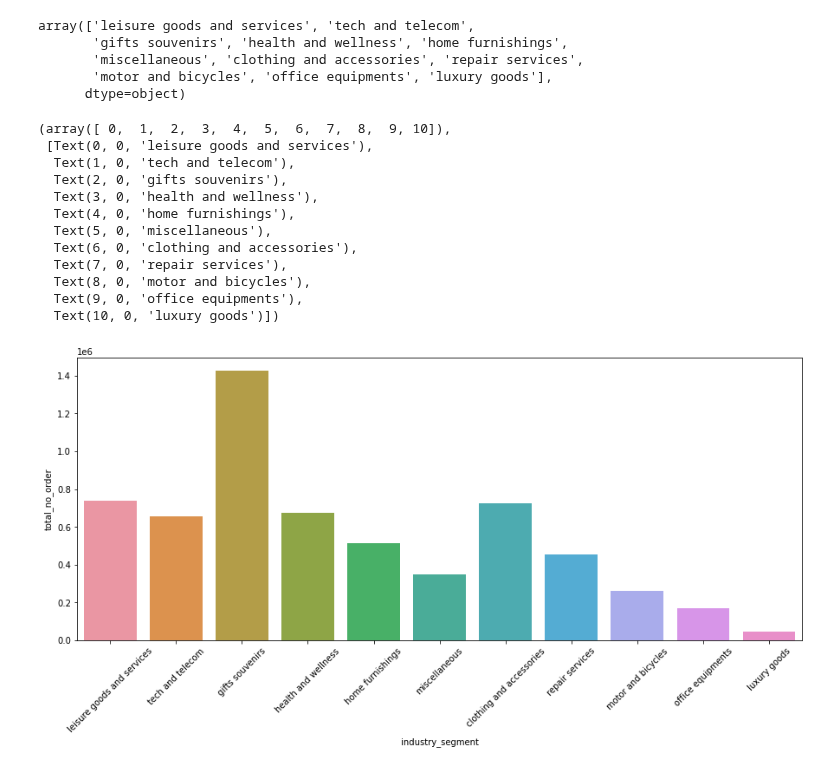
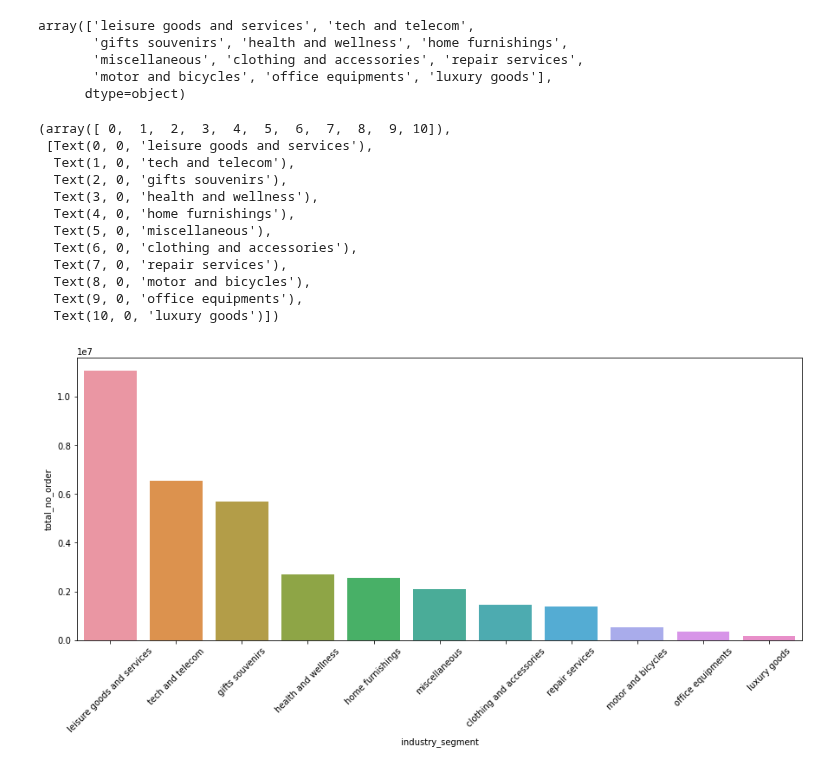
Before and after one commit to MAST30034-Applied-Data-Science/generic-buy-now-pay-later-project-group-19, a Jupyter notebook: notebooks/industry_segment_prototype.ipynb, the cells around one changed output. Drawn from its saved outputs; the diff is of its cells as text; code cells hidden in the pictures.

Commit message:
Visualised the metrics to choose 3-5 segments
#33 Added some visualizations to justify which segments we want to choose.

```diff
--- a/notebooks/industry_segment_prototype.ipynb
+++ b/notebooks/industry_segment_prototype.ipynb
@@ -268,19 +268,19 @@ array(['leisure goods and services', 'tech and telecom',
 # %%
 plt.figure(figsize=(15,6))
 plot_order = tag_summary.groupby('industry_segment')['total_no_order'].sum().sort_values(ascending=False).index.values
-sns.barplot(x='industry_segment', y='total_no_order', data=tag_summary, order=plot_order, ci=False, estimator=np.mean)
+sns.barplot(x='industry_segment', y='total_no_order', data=tag_summary, order=plot_order, ci=False, estimator=sum)
 plt.xticks(rotation=45)
 # %% [output]
 (array([ 0,  1,  2,  3,  4,  5,  6,  7,  8,  9, 10]),
  [Text(0, 0, 'leisure goods and services'),
   Text(1, 0, 'tech and telecom'),
   Text(2, 0, 'gifts souvenirs'),
   Text(3, 0, 'health and wellness'),
   Text(4, 0, 'home furnishings'),
   Text(5, 0, 'miscellaneous'),
   Text(6, 0, 'clothing and accessories'),
   Text(7, 0, 'repair services'),
   Text(8, 0, 'motor and bicycles'),
   Text(9, 0, 'office equipments'),
   Text(10, 0, 'luxury goods')])
-[figure, old version]
+[figure, new version]
```
Also changed, not shown: parts of 3 cells of this notebook.
